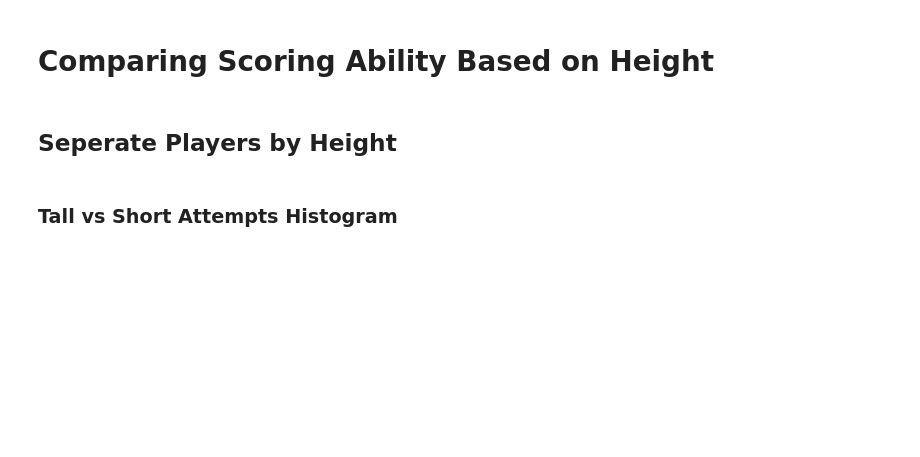
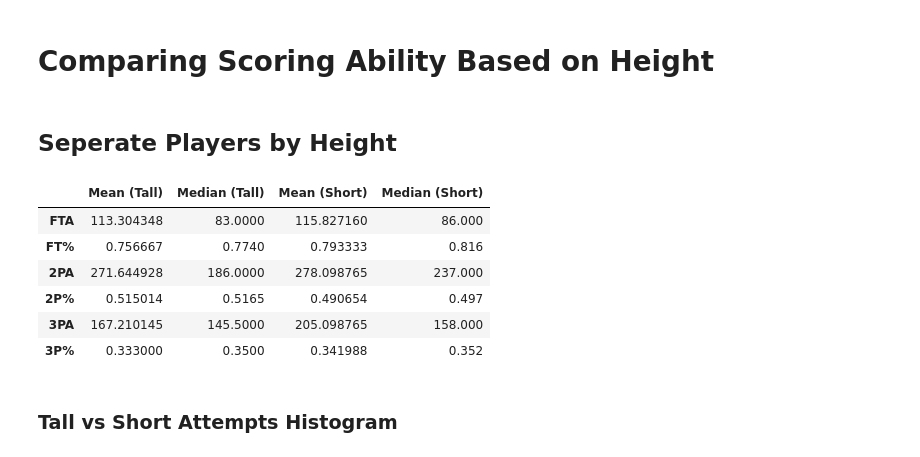
Before and after one commit to adithyav09/Group-APIs-Project, a Jupyter notebook: NBA_DATA_PRESENTATION.ipynb, the cells around one changed output. Drawn from its saved outputs; the diff is of its cells as text; code cells hidden in the pictures; blank space fills up the shorter version.

```diff
--- a/NBA_DATA_PRESENTATION.ipynb
+++ b/NBA_DATA_PRESENTATION.ipynb
@@ -399,21 +399,30 @@ The correlation between both factors is -0.02
 # %%
 #Traditional Big men players are not as common and are mainly used to stretch the floor
 #rather than score points by posting up near the basket
 
-tall_avg_ser=merged_data_df.loc[merged_data_df['HEIGHT\xa0W/O\xa0SHOES'] >= 77.75,:][['FTA','FT%','2PA','2P%','3PA', '3P%']].mean()
-tall_med_ser=merged_data_df.loc[merged_data_df['HEIGHT\xa0W/O\xa0SHOES'] >= 77.75,:][['FTA','FT%','2PA','2P%','3PA', '3P%']].median()
-tall_count=merged_data_df.loc[merged_data_df['HEIGHT\xa0W/O\xa0SHOES'] >= 77.75,:].count()['PLAYER']
+tall_avg_ser=merged_data_df.loc[merged_data_df['HEIGHT\xa0W/O\xa0SHOES'] >= 76.50,:][['FTA','FT%','2PA','2P%','3PA', '3P%']].mean()
+tall_med_ser=merged_data_df.loc[merged_data_df['HEIGHT\xa0W/O\xa0SHOES'] >= 76.50,:][['FTA','FT%','2PA','2P%','3PA', '3P%']].median()
+tall_count=merged_data_df.loc[merged_data_df['HEIGHT\xa0W/O\xa0SHOES'] >= 76.50,:].count()['PLAYER']
 
-short_avg_ser=merged_data_df.loc[merged_data_df['HEIGHT\xa0W/O\xa0SHOES'] < 77.75,:][['FTA','FT%','2PA','2P%','3PA', '3P%']].mean()
-short_med_ser=merged_data_df.loc[merged_data_df['HEIGHT\xa0W/O\xa0SHOES'] < 77.75,:][['FTA','FT%','2PA','2P%','3PA', '3P%']].median()
-short_count=merged_data_df.loc[merged_data_df['HEIGHT\xa0W/O\xa0SHOES'] < 77.75,:].count()['PLAYER']
+short_avg_ser=merged_data_df.loc[merged_data_df['HEIGHT\xa0W/O\xa0SHOES'] < 76.50,:][['FTA','FT%','2PA','2P%','3PA', '3P%']].mean()
+short_med_ser=merged_data_df.loc[merged_data_df['HEIGHT\xa0W/O\xa0SHOES'] < 76.50,:][['FTA','FT%','2PA','2P%','3PA', '3P%']].median()
+short_count=merged_data_df.loc[merged_data_df['HEIGHT\xa0W/O\xa0SHOES'] < 76.50,:].count()['PLAYER']
 
 
 central_tendency_df=pd.DataFrame({'Mean (Tall)':tall_avg_ser,
               'Median (Tall)':tall_med_ser,
               'Mean (Short)':short_avg_ser,
               'Median (Short)':short_med_ser
 })
+central_tendency_df
+# %% [output]
+|  | Mean (Tall) | Median (Tall) | Mean (Short) | Median (Short) |
+| FTA | 113.304348 | 83.0000 | 115.827160 | 86.000 |
+| FT% | 0.756667 | 0.7740 | 0.793333 | 0.816 |
+| 2PA | 271.644928 | 186.0000 | 278.098765 | 237.000 |
+| 2P% | 0.515014 | 0.5165 | 0.490654 | 0.497 |
+| 3PA | 167.210145 | 145.5000 | 205.098765 | 158.000 |
+| 3P% | 0.333000 | 0.3500 | 0.341988 | 0.352 |
 # %% [markdown]
 ### Tall vs Short Attempts Histogram
 # %%
```
Also changed, not shown: parts of 12 cells of this notebook, 2 other files.
